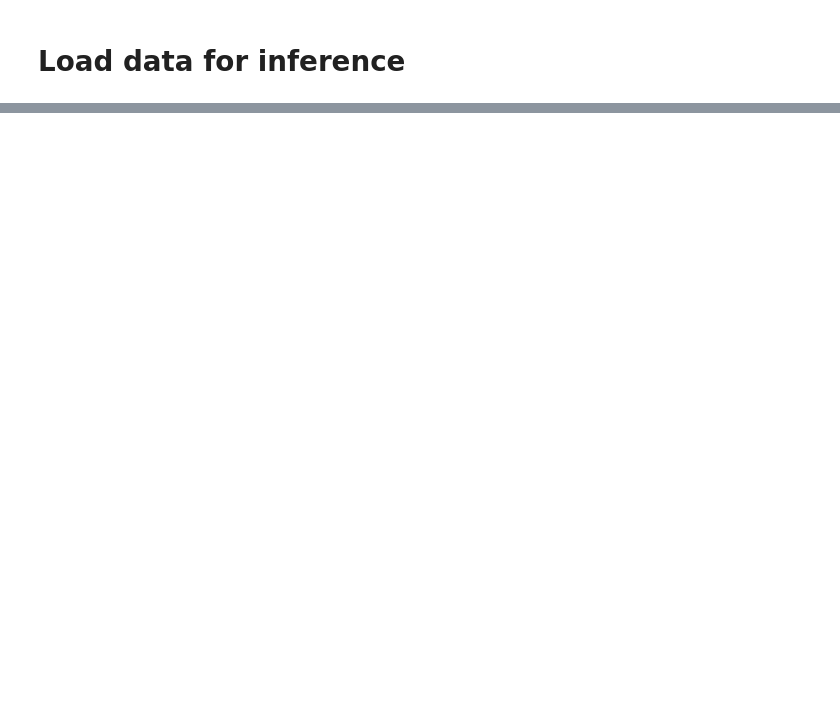
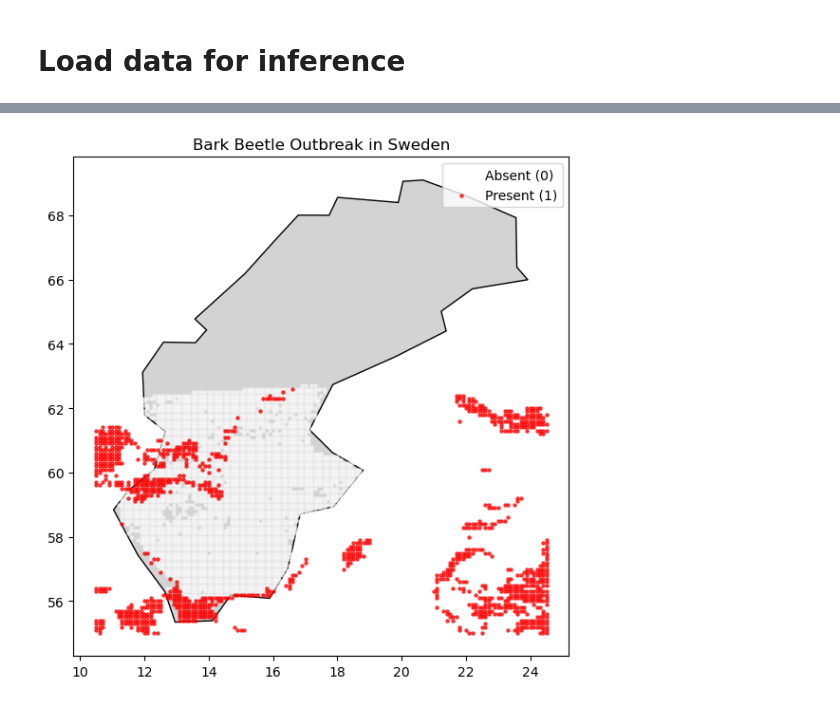
Before and after one commit to jpruzcuen/scalable_ml, a Jupyter notebook: notebooks/run_inference.ipynb, the cells around one changed output, grey strips where cells are left out. Cells and saved outputs as stored; diff of their text form; code cells hidden in the pictures; blank space fills up the shorter version.

```diff
--- a/notebooks/run_inference.ipynb
+++ b/notebooks/run_inference.ipynb
@@ -47,0 +53,10 @@ Index(['row_id', 'Lat', 'Lon', 'Month', 'NDVI', 'NDVI_clim', 'NDVI_anom',
+# %%
+dataset = weather_features.merge(ndvi_features, on=['Lat', 'Lon', 'Month'], how='left')
+dataset.dropna(inplace=True)
+
+X = dataset.copy()
+non_feature_cols = ["Month", "row_id", "Lat", "Lon", "NDVI"]
+X.drop(columns = non_feature_cols, inplace=True)
+
+X = (X - X.mean(axis=0)) / X.std(axis=0)
+X
@@ -51,3 +80,6 @@ Index(['row_id', 'Lat', 'Lon', 'Month', 'NDVI', 'NDVI_clim', 'NDVI_anom',
 model_files = next(os.walk('../models'), (None, None, []))[2]
 file_name = '../models/' + model_files[-1]
 model = pickle.load(open(file_name, "rb")) # [-1] to get the latest version
+# %%
+dataset['Pressence_pred'] = model.predict(X[model.feature_names_in_.tolist()])
+dataset
@@ -53,0 +100,25 @@ model = pickle.load(open(file_name, "rb")) # [-1] to get the latest version
+# %%
+if True:
+    gdf = geopandas.GeoDataFrame(
+        dataset, geometry=geopandas.points_from_xy(dataset.Lon, dataset.Lat)
+        )
+
+    world = geopandas.read_file('../data/country/ne_110m_admin_0_sovereignty.shp')
+
+    # Plot Sweden with t2m as a heatmap
+    ax = world[world['NAME'] == 'Sweden'].plot(
+        color='lightgrey', edgecolor='black', figsize=(8, 6))
+
+    # Plot presence and absence with different colors
+    gdf_absent = gdf[gdf['Pressence_pred'] == 0]
+    gdf_present = gdf[gdf['Pressence_pred'] == 1]
+
+    gdf_absent.plot(ax=ax, color='white', edgecolor='white', markersize=5, alpha=0.5, label='Absent (0)')
+    gdf_present.plot(ax=ax, color='red', markersize=5, alpha=0.7, label='Present (1)')
+
+    ax.set_title('Bark Beetle Outbreak in Sweden')
+    ax.legend()
+    plt.tight_layout()
+    plt.show()
+# %% [output]
+[figure, added]
```
Also changed, not shown: parts of 6 cells of this notebook, 12 other files.
